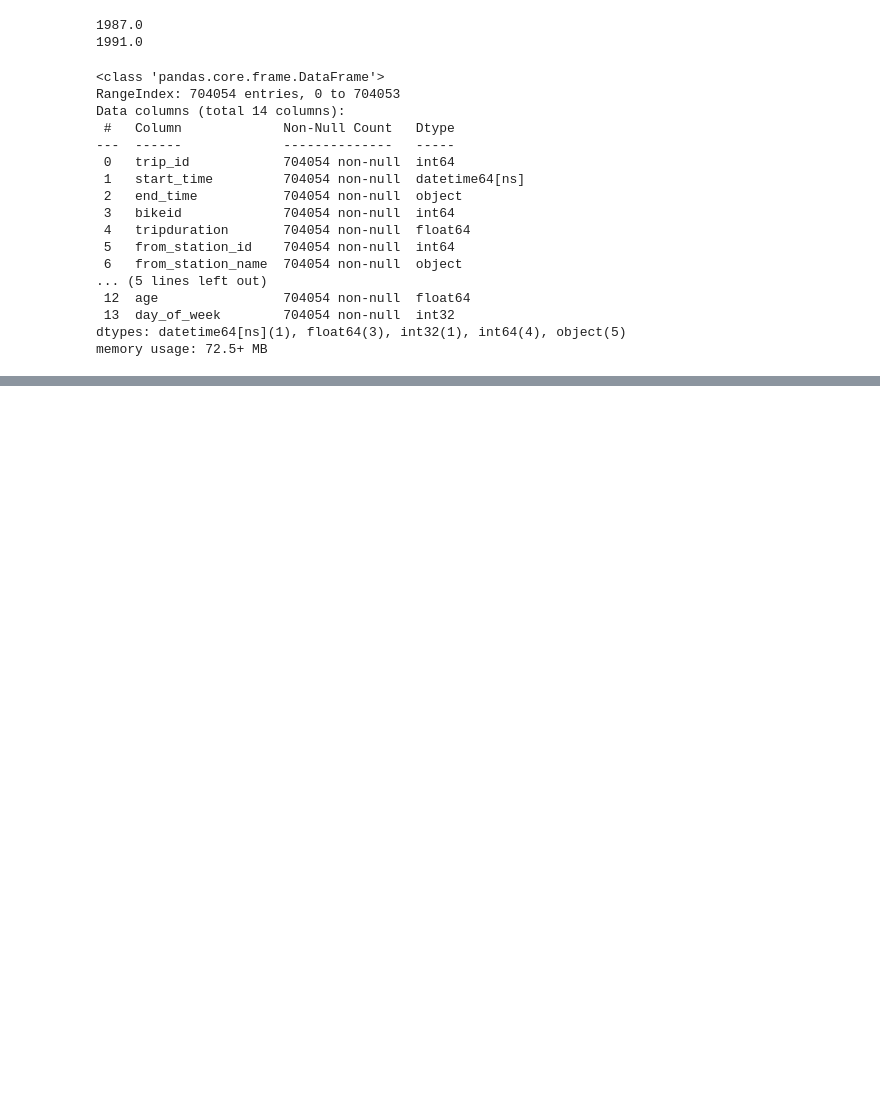
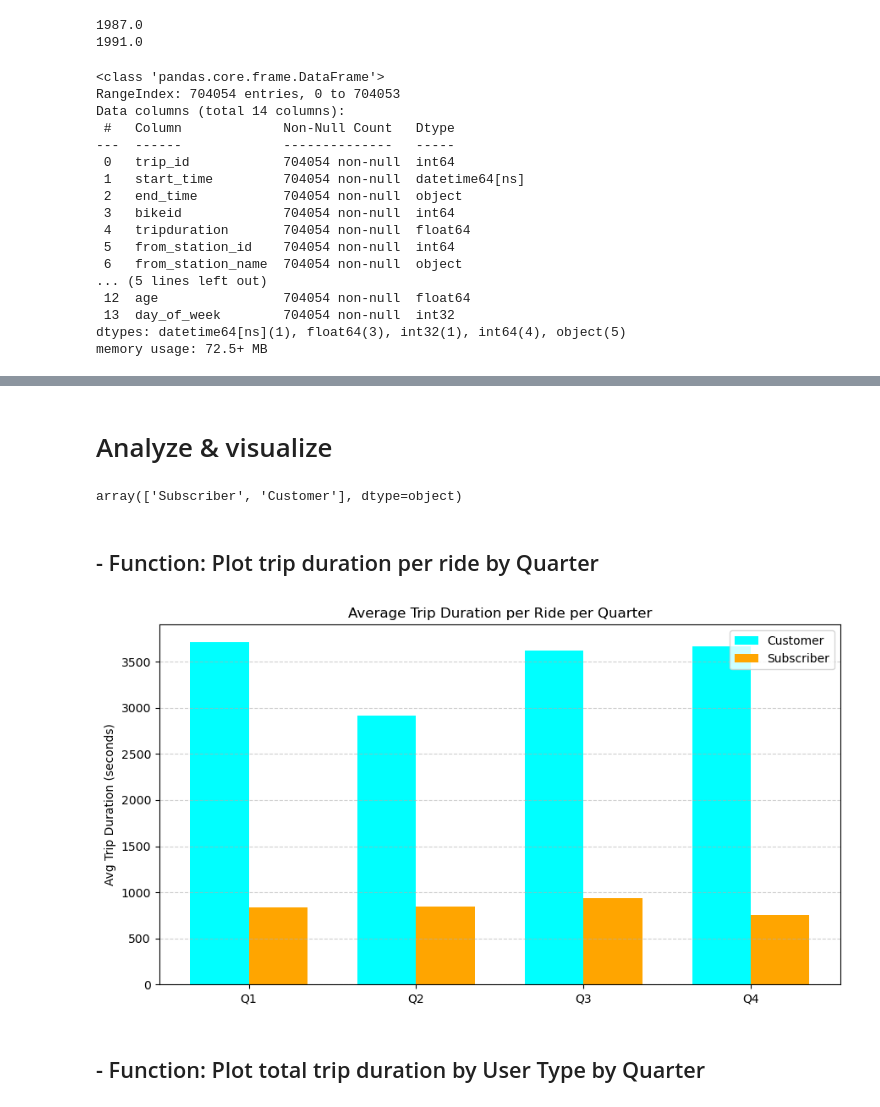
Before and after one commit to Khang-Water/Cylistic-case-study, a Jupyter notebook: cyclistic-case-study.ipynb, the cells around one changed output, grey strips where cells are left out. Cells and saved outputs as stored; diff of their text form; code cells hidden in the pictures; blank space fills up the shorter version.

```diff
--- a/cyclistic-case-study.ipynb
+++ b/cyclistic-case-study.ipynb
@@ -241,7 +222,7 @@ df_2019_Q3
 | 1640717 | 25223639 | 2019-09-30 23:59:37 | 2019-10-01 00:05:17 | 60 | 339.0 | 265 | Cottage Grove Ave & Oakwood Blvd | ... |
 1640718 rows × 12 columns
 # %%
-df_2019_Q4= pd.read_csv('/kaggle/input/divvy-trips-2019-q1/Divvy_Trips_2019_Q4.csv')
+df_2019_Q4= pd.read_csv('Divvy_Trips_2019_Q4.csv')
 
 df_2019_Q4.info()
 # %% [output]
@@ -931,0 +719,55 @@ df.to_csv("divvy_trips_2019_2020",index=False)
+# %% [markdown]
+# Analyze & visualize
+# %%
+df_combined["usertype"].unique()
+# %% [output]
+array(['Subscriber', 'Customer'], dtype=object)
+# %% [markdown]
+## - Function: Plot trip duration per ride by Quarter
+# %%
+import matplotlib.pyplot as plt
+
+def plot_avg_tripduration_by_quarter(df,title):
+    df=df.copy()
+    df['start_time'] = pd.to_datetime(df['start_time'])
+    df["quarter"] = df["start_time"].dt.quarter
+
+    quarters = [1, 2, 3, 4]
+    customer_dur = []
+    subscriber_dur = []
+
+    for q in quarters:
+        q_df = df[df["quarter"] == q]
+
+        cust_df = q_df[q_df["usertype"] == "Customer"]
+        sub_df = q_df[q_df["usertype"] == "Subscriber"]
+
+        cust_avg = cust_df["tripduration"].sum() / len(cust_df) if len(cust_df) > 0 else 0
+        sub_avg = sub_df["tripduration"].sum() / len(sub_df) if len(sub_df) > 0 else 0
+
+        customer_dur.append(cust_avg)
+        subscriber_dur.append(sub_avg)
+
+    x = np.arange(len(quarters))
+    width = 0.35
+
+    plt.figure(figsize=(9, 5))
+    plt.bar(x - width/2, customer_dur, width, color='cyan', label='Customer')
+    plt.bar(x + width/2, subscriber_dur, width, color='orange', label='Subscriber')
+
+    plt.xticks(x, ['Q1', 'Q2', 'Q3', 'Q4'])
+    plt.ylabel("Avg Trip Duration (seconds)")
+    if title is None:
+        plt.title("Average Trip Duration per Ride per Quarter")
+    else:
+        plt.title(title)
+    plt.legend()
+    plt.grid(axis='y', linestyle='--', alpha=0.6)
+    plt.tight_layout()
+    plt.show()
+# %%
+plot_avg_tripduration_by_quarter(df_combined,"Average Trip Duration per Ride per Quarter")
+# %% [output]
+[figure, added]
+# %% [markdown]
+## - Function: Plot total trip duration by User Type by Quarter
```
Also changed, not shown: parts of 82 cells of this notebook, 5 other files.
